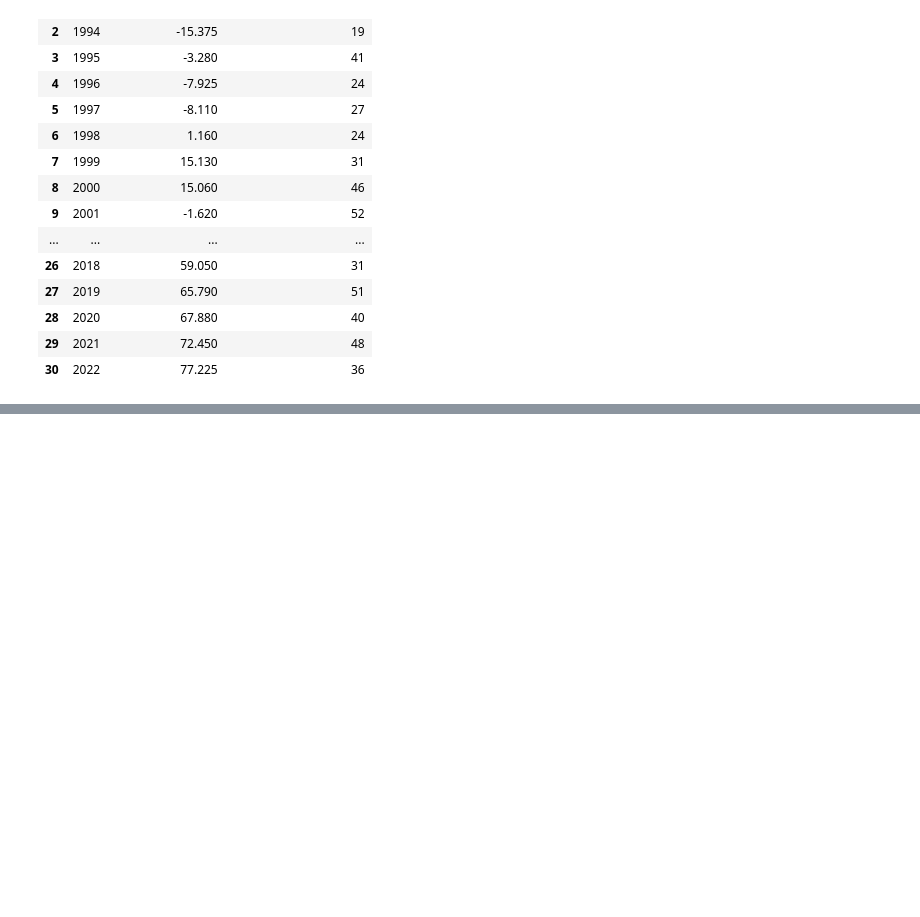
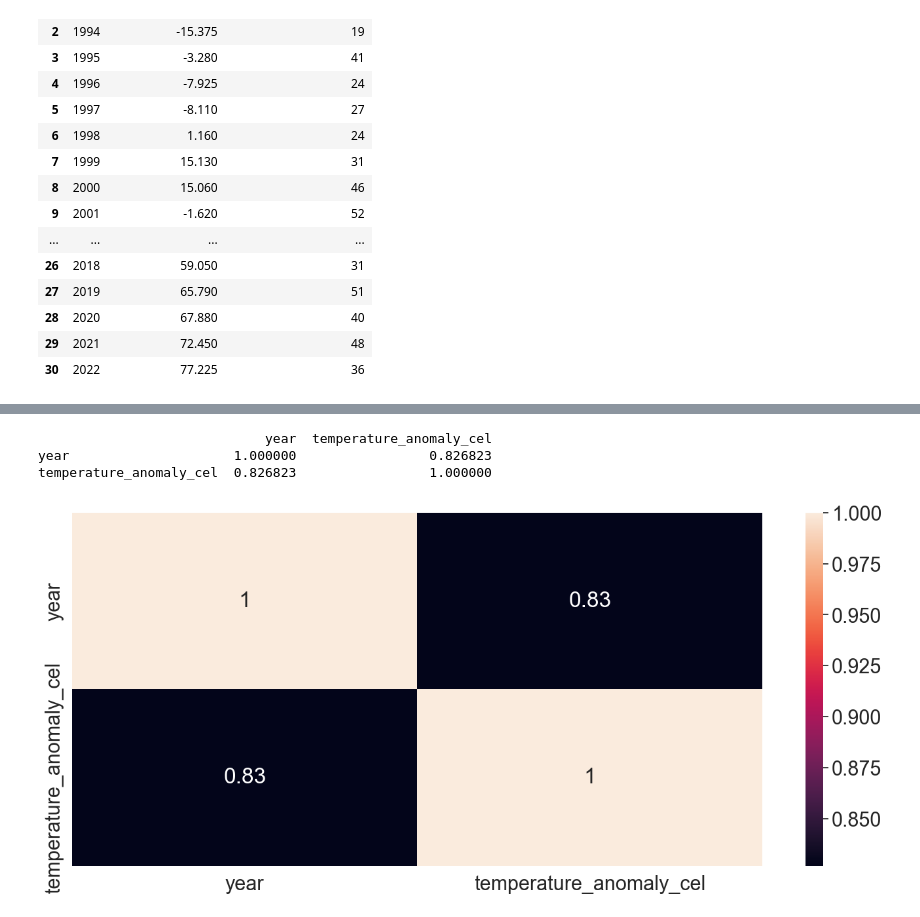
Before and after one commit to AndyCesium/COGS108_project, a Jupyter notebook: EDACheckpointGroup_064-Fa22.ipynb, the cells around one changed output, grey strips where cells are left out. Saved outputs shown, nothing was run; the diff lists cells and outputs as text; code cells hidden in the pictures; blank space fills up the shorter version.

Commit message:
displaying graphs
needed to run the note books

```diff
--- a/EDACheckpointGroup_064-Fa22.ipynb
+++ b/EDACheckpointGroup_064-Fa22.ipynb
@@ -631,25 +631,30 @@ sns.regplot(data=atlantic_sharks_merged, x='median_sea_level', y='num_of_shark_a
 # %%
 #setting up a list of all the relavent years (1881 - 2022)
 relevantTimeFrame = []
 for i in range(1881,2023):
     relevantTimeFrame.append(i)
 #creating df to store shark attacks per year
-relevantTimeFrame= pd.DataFrame(index = x)
+y = pd.DataFrame(index = relevantTimeFrame)
 #organizing the shark attack data and puttign it into the relevantTimeFrame df
 y['Shark attack per year'] = sharks_df['Year'].value_counts()
 y = y.iloc[:-1]
 temp = temp_df.iloc[1:]
 y['Shark attack per year'] = y['Shark attack per year'].fillna(0)
 #setting up DF that be tested for correlation
 correlationDF = temp.set_index('year')
 # wrangling data into same DF
 extractedSharkData= y['Shark attack per year']
 correlationDF = correlationDF.join(extractedSharkData)
 #running test and plotting results
 Shark_Correlation = temp.corr()
 print(Shark_Correlation)
 sns.heatmap(Shark_Correlation, annot=True)
 plt.show()
+# %% [output]
+                             year  temperature_anomaly_cel
+year                     1.000000                 0.826823
+temperature_anomaly_cel  0.826823                 1.000000
+[figure, added]
 # %%
 #shark attacks over the years
 sns.histplot(data = sharks_df['Year'])
```
Also changed, not shown: parts of 7 cells of this notebook.
